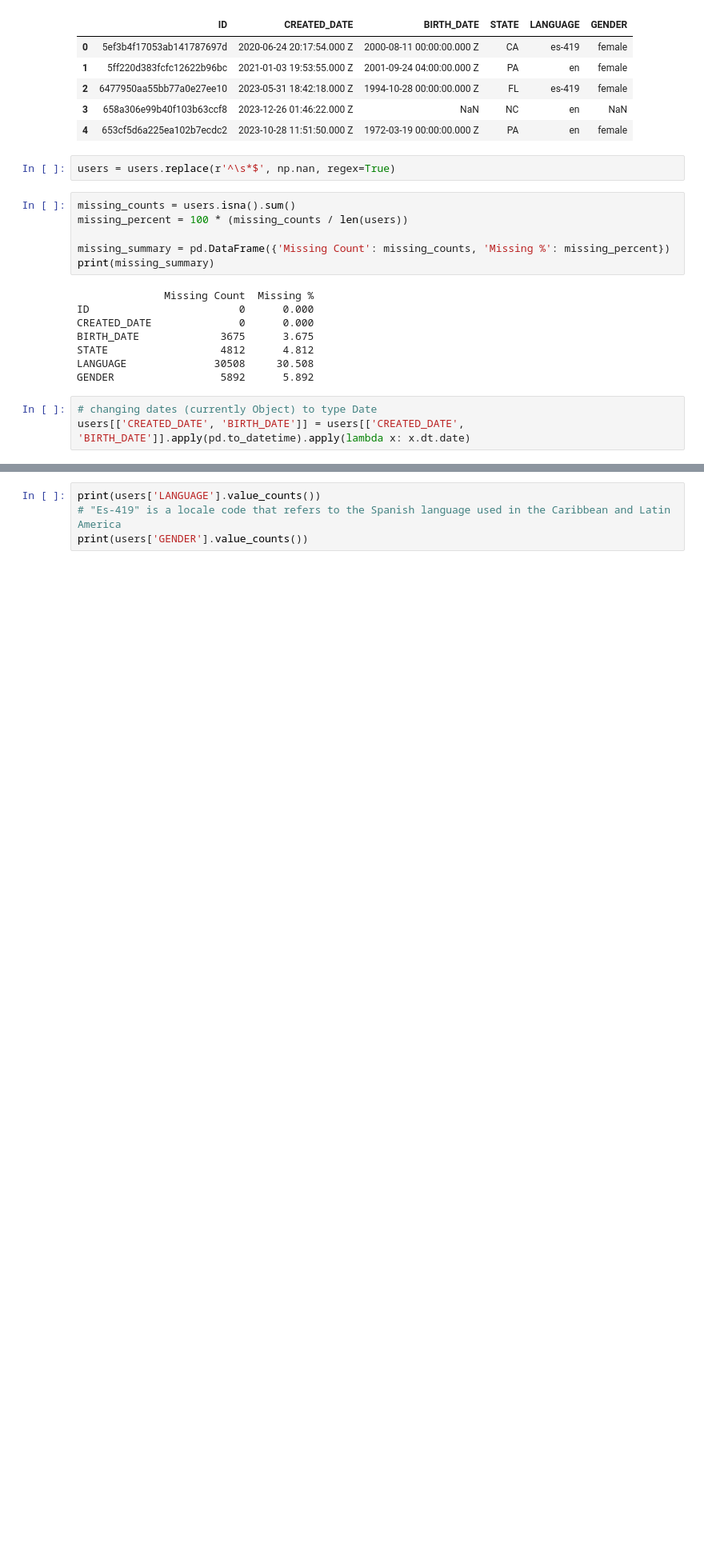
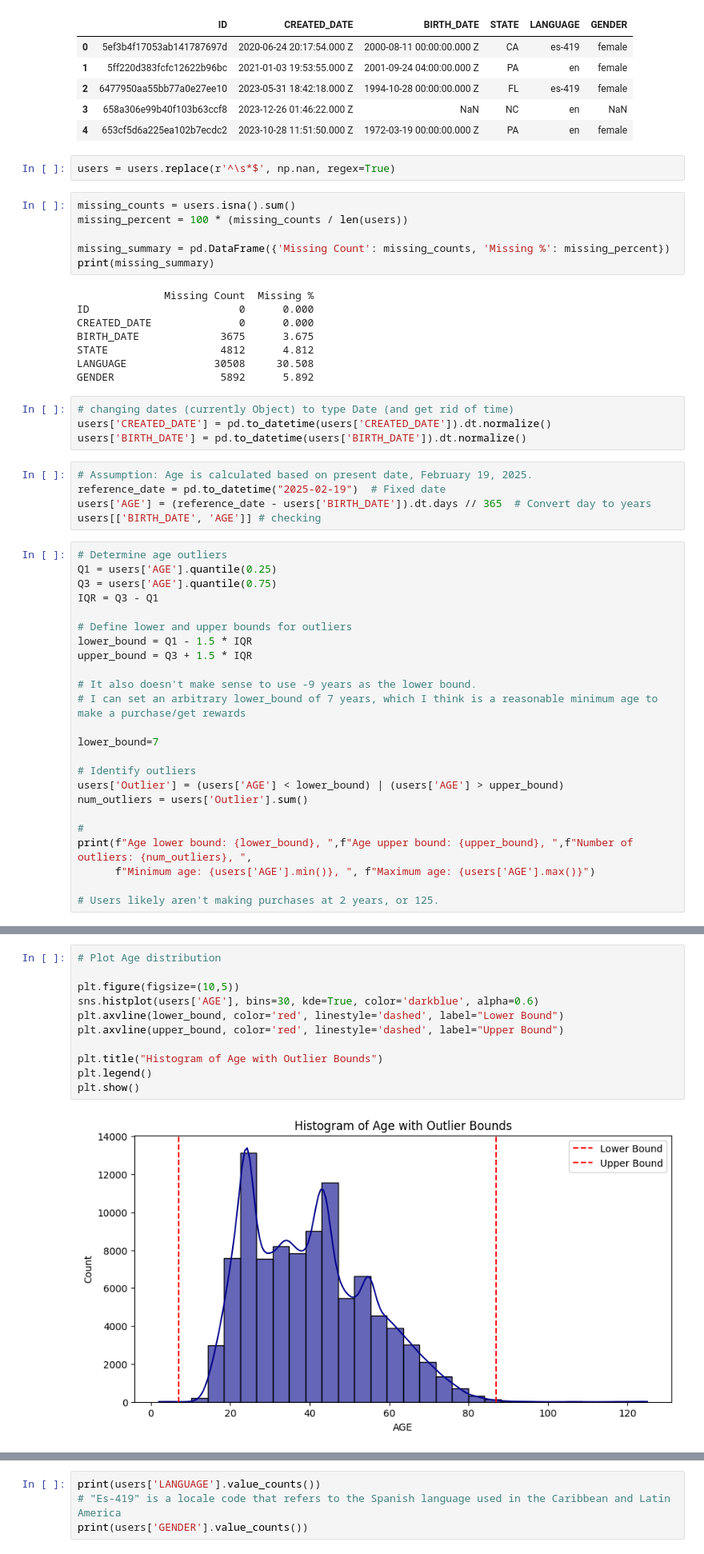
Before and after one commit to emumily/fetch-assignment, a Jupyter notebook: Fetch_Assignment_EmilyTang.ipynb, the cells around one changed output, grey strips where cells are left out. Shown at 80% size. Saved outputs shown, nothing was run; the diff lists cells and outputs as text; blank space fills up the shorter version.

```diff
--- a/Fetch_Assignment_EmilyTang.ipynb
+++ b/Fetch_Assignment_EmilyTang.ipynb
@@ -190,5 +259,35 @@ STATE                  4812      4.812
 LANGUAGE              30508     30.508
 GENDER                 5892      5.892
 # %%
-# changing dates (currently Object) to type Date
-users[['CREATED_DATE', 'BIRTH_DATE']] = users[['CREATED_DATE', 'BIRTH_DATE']].apply(pd.to_datetime).apply(lambda x: x.dt.date)
+# changing dates (currently Object) to type Date (and get rid of time)
+users['CREATED_DATE'] = pd.to_datetime(users['CREATED_DATE']).dt.normalize()
+users['BIRTH_DATE'] = pd.to_datetime(users['BIRTH_DATE']).dt.normalize()
+# %%
+# Assumption: Age is calculated based on present date, February 19, 2025.
+reference_date = pd.to_datetime("2025-02-19")  # Fixed date
+users['AGE'] = (reference_date - users['BIRTH_DATE']).dt.days // 365  # Convert day to years
+users[['BIRTH_DATE', 'AGE']] # checking
+# %%
+# Determine age outliers
+Q1 = users['AGE'].quantile(0.25)
+Q3 = users['AGE'].quantile(0.75)
+IQR = Q3 - Q1
+
+# Define lower and upper bounds for outliers
+lower_bound = Q1 - 1.5 * IQR
+upper_bound = Q3 + 1.5 * IQR
+
+# It also doesn't make sense to use -9 years as the lower bound.
+# I can set an arbitrary lower_bound of 7 years, which I think is a reasonable minimum age to make a purchase/get rewards
+
+lower_bound=7
+
+# Identify outliers
+users['Outlier'] = (users['AGE'] < lower_bound) | (users['AGE'] > upper_bound)
+num_outliers = users['Outlier'].sum()
+
+#
+print(f"Age lower bound: {lower_bound}, ",f"Age upper bound: {upper_bound}, ",f"Number of outliers: {num_outliers}, ",
+      f"Minimum age: {users['AGE'].min()}, ", f"Maximum age: {users['AGE'].max()}")
+
+# Users likely aren't making purchases at 2 years, or 125.
@@ -194,0 +296,13 @@ users[['CREATED_DATE', 'BIRTH_DATE']] = users[['CREATED_DATE', 'BIRTH_DATE']].ap
+# %%
+# Plot Age distribution
+
+plt.figure(figsize=(10,5))
+sns.histplot(users['AGE'], bins=30, kde=True, color='darkblue', alpha=0.6)
+plt.axvline(lower_bound, color='red', linestyle='dashed', label="Lower Bound")
+plt.axvline(upper_bound, color='red', linestyle='dashed', label="Upper Bound")
+
+plt.title("Histogram of Age with Outlier Bounds")
+plt.legend()
+plt.show()
+# %% [output]
+[figure, added]
```
Also changed, not shown: parts of 23 cells of this notebook.
